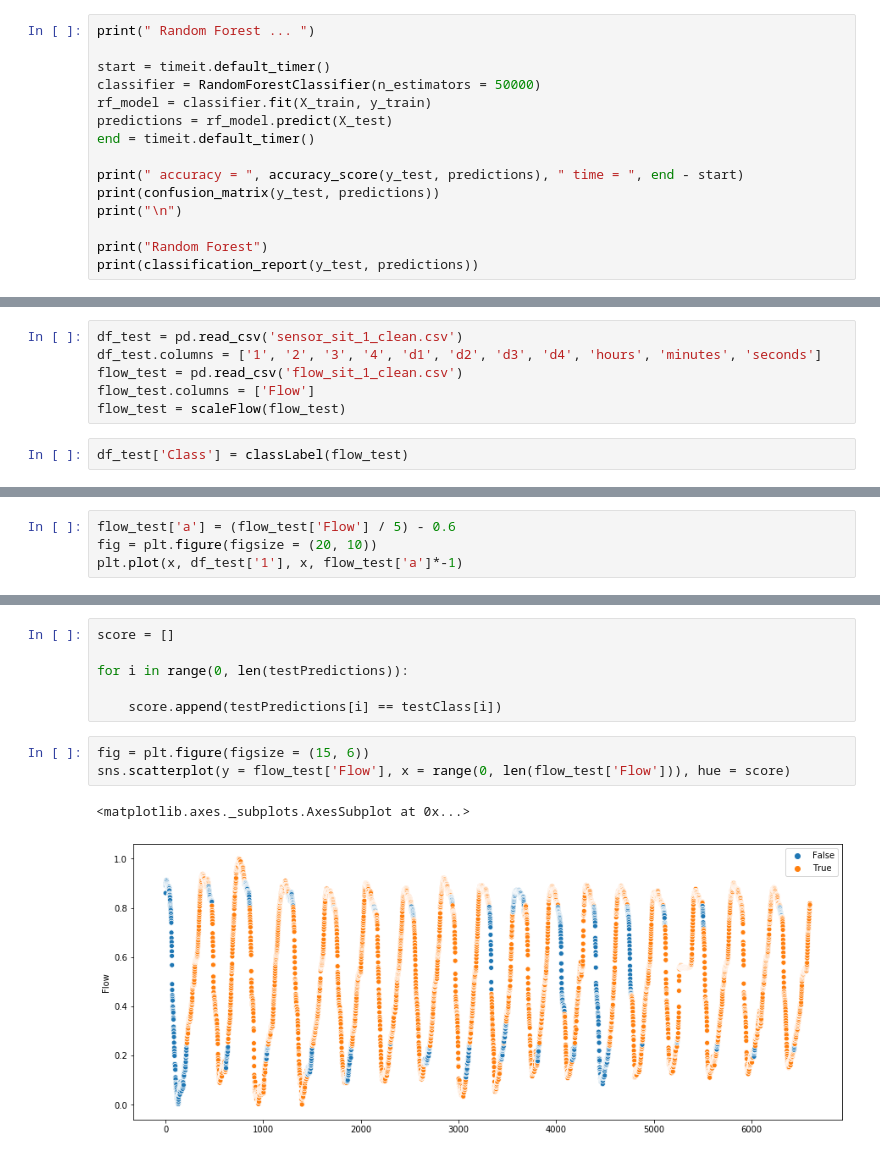
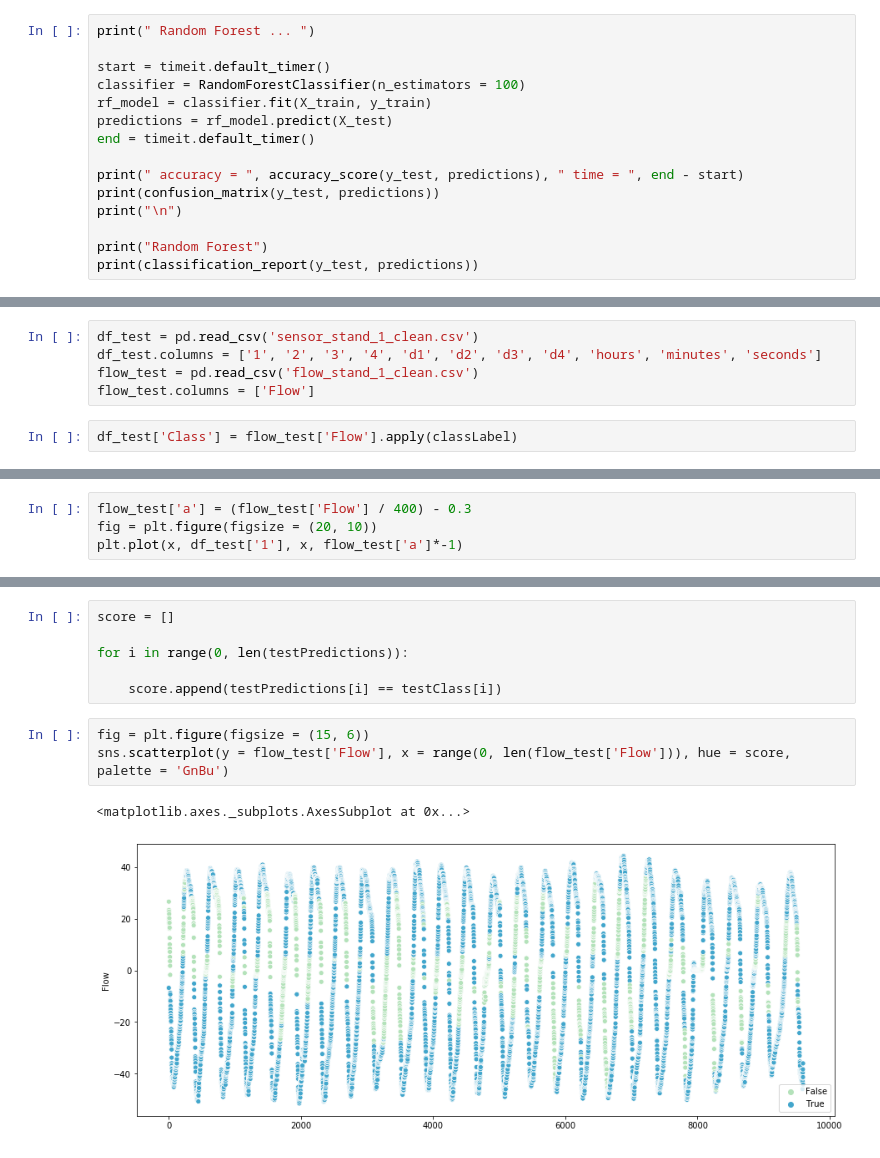
Before and after one commit to msfurr/coral_host, a Jupyter notebook: Jupyter_Notebooks/ModelTraining_Trees.ipynb, the cells around one changed output, grey strips where cells are left out. Cells and saved outputs as stored; diff of their text form.

```diff
--- a/Jupyter_Notebooks/ModelTraining_Trees.ipynb
+++ b/Jupyter_Notebooks/ModelTraining_Trees.ipynb
@@ -219,7 +183,7 @@ y_train.reset_index(inplace = True, drop = True)
 print(" Random Forest ... ")
 
 start = timeit.default_timer()
-classifier = RandomForestClassifier(n_estimators = 50000)
+classifier = RandomForestClassifier(n_estimators = 100)
 rf_model = classifier.fit(X_train, y_train)
 predictions = rf_model.predict(X_test)
 end = timeit.default_timer()
@@ -270,13 +233,12 @@ weighted avg       0.98      0.98      0.98      1830
 # %% [markdown]
 # model testing on new data
 # %%
-df_test = pd.read_csv('sensor_sit_1_clean.csv')
+df_test = pd.read_csv('sensor_stand_1_clean.csv')
 df_test.columns = ['1', '2', '3', '4', 'd1', 'd2', 'd3', 'd4', 'hours', 'minutes', 'seconds']
-flow_test = pd.read_csv('flow_sit_1_clean.csv')
+flow_test = pd.read_csv('flow_stand_1_clean.csv')
 flow_test.columns = ['Flow']
-flow_test = scaleFlow(flow_test)
 # %%
-df_test['Class'] = classLabel(flow_test)
+df_test['Class'] = flow_test['Flow'].apply(classLabel)
 # %%
 x = range(0, len(df_test))
 fig = plt.figure(figsize = (15, 8))
@@ -313,5 +275,5 @@ plt.plot(flow_test['Flow'])
 # %%
-flow_test['a'] = (flow_test['Flow'] / 5) - 0.6
+flow_test['a'] = (flow_test['Flow'] / 400) - 0.3
 fig = plt.figure(figsize = (20, 10))
 plt.plot(x, df_test['1'], x, flow_test['a']*-1)
 # %% [output]
@@ -398,7 +361,7 @@ for i in range(0, len(testPredictions)):
     score.append(testPredictions[i] == testClass[i])
 # %%
 fig = plt.figure(figsize = (15, 6))
-sns.scatterplot(y = flow_test['Flow'], x = range(0, len(flow_test['Flow'])), hue = score)
+sns.scatterplot(y = flow_test['Flow'], x = range(0, len(flow_test['Flow'])), hue = score, palette = 'GnBu')
 # %% [output]
 <matplotlib.axes._subplots.AxesSubplot at 0x...>
-[figure, old version]
+[figure, new version]
```
Also changed, not shown: parts of 19 cells of this notebook, 13 other files.
